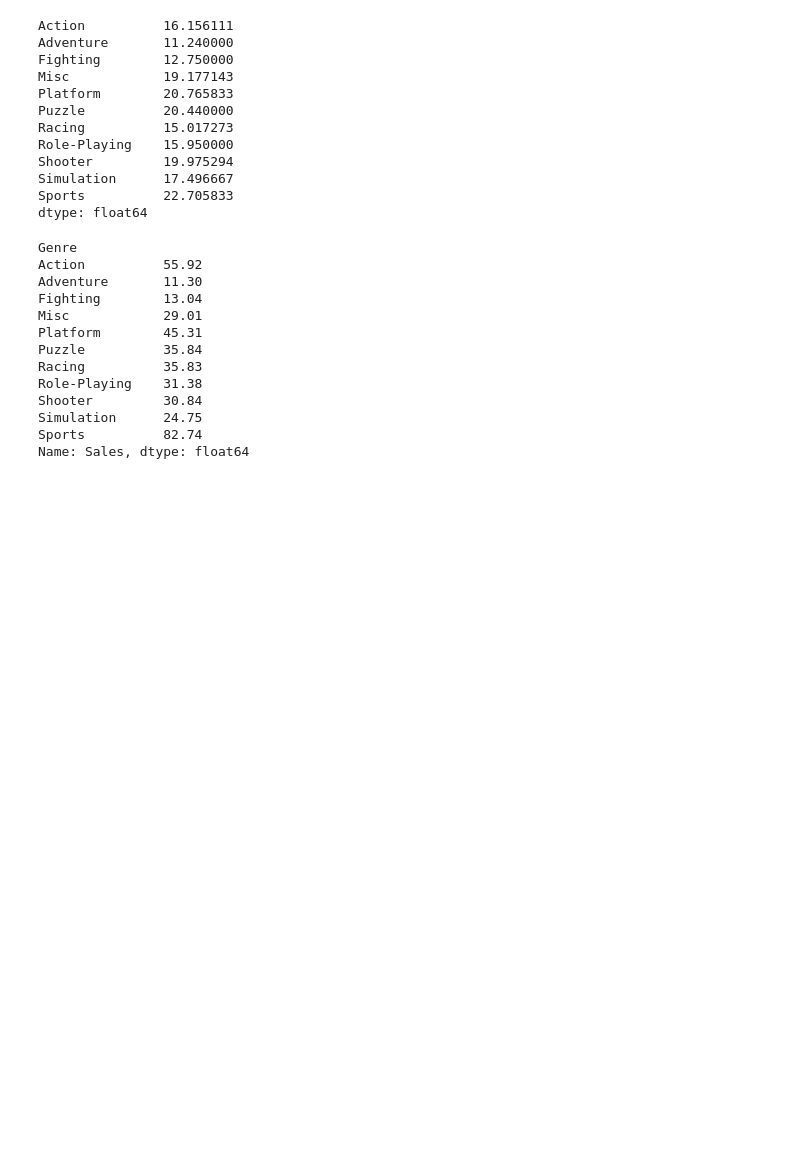
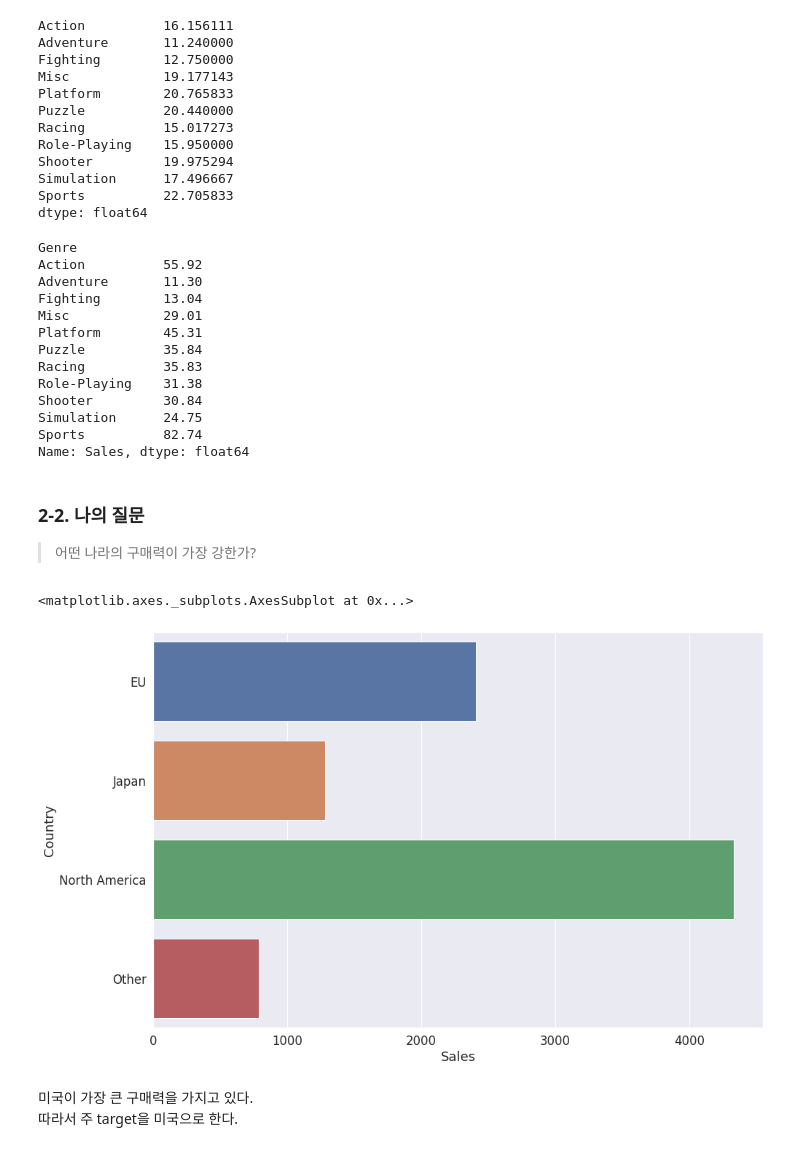
Before and after one commit to IlTACK-OH/Section1_project, a Jupyter notebook: Section1_project.ipynb, the cells around one changed output. Saved outputs shown, nothing was run; the diff lists cells and outputs as text; code cells hidden in the pictures; blank space fills up the shorter version.

```diff
--- a/Section1_project.ipynb
+++ b/Section1_project.ipynb
@@ -641,22 +631,0 @@ a4['other']=other[3]
-# %%
-fig = plt.figure(figsize=([30,20]))
-y_data = cat_df_plat.index
-sns.set(font_scale=1.5)
-
-fig.add_subplot(2,2,1)
-plt.title(y_data[0])
-sns.barplot(x=a1,y=a1.index,orient='h')
-
-fig.add_subplot(2,2,2)
-plt.title(y_data[1])
-sns.barplot(x=a2,y=a2.index,orient='h')
-
-fig.add_subplot(2,2,3)
-plt.title(y_data[2])
-sns.barplot(x=a3,y=a3.index,orient='h')
-
-fig.add_subplot(2,2,4)
-plt.title(y_data[3])
-sns.barplot(x=a4,y=a4.index,orient='h')
-
-plt.show()
@@ -725,3 +696,17 @@ Shooter         30.84
 Simulation      24.75
 Sports          82.74
 Name: Sales, dtype: float64
+# %% [markdown]
+### 2-2. 나의 질문
+> 어떤 나라의 구매력이 가장 강한가?
+# %%
+country_sales = df_sub.groupby('Country').Sales.sum()
+# %%
+fig = plt.figure(figsize=([15,10]))
+sns.barplot(x=country_sales,y=country_sales.index,orient='h')
+# %% [output]
+<matplotlib.axes._subplots.AxesSubplot at 0x...>
+[figure, added]
+# %% [markdown]
+미국이 가장 큰 구매력을 가지고 있다.<br>
+따라서 주 target을 미국으로 한다.
```
Also changed, not shown: parts of 30 cells of this notebook.
